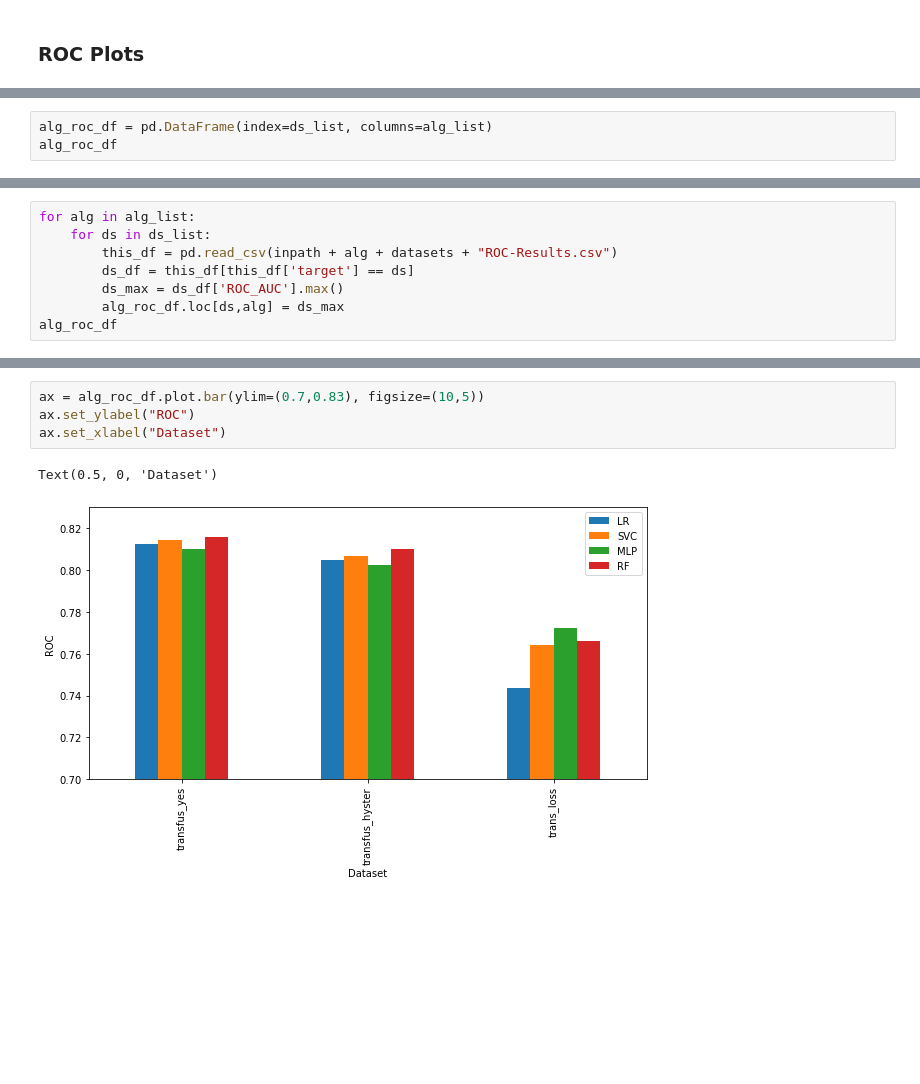
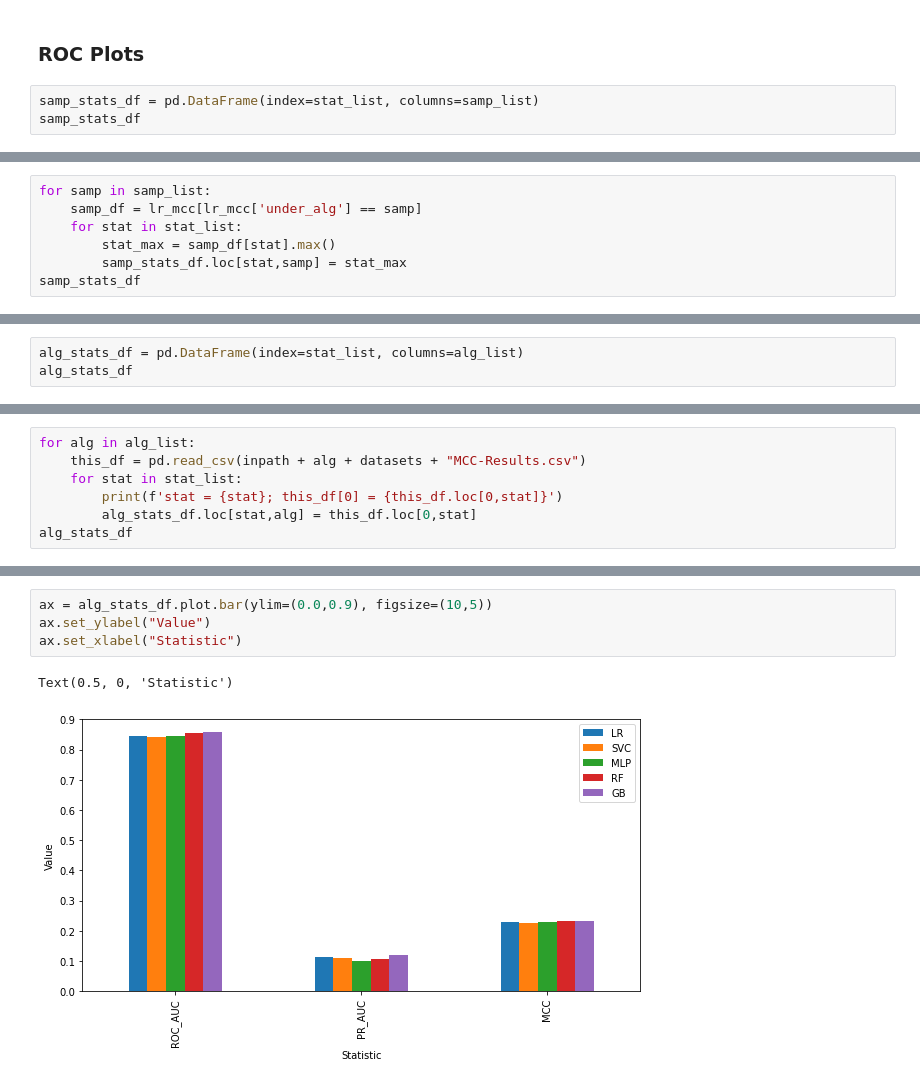
Before and after one commit to lhncbc/MFM_bopf, a Jupyter notebook: src/multi_predict/plot_results.ipynb, the cells around one changed output, grey strips where cells are left out. Drawn from its saved outputs; the diff is of its cells as text; blank space fills up the shorter version.

```diff
--- a/src/multi_predict/plot_results.ipynb
+++ b/src/multi_predict/plot_results.ipynb
@@ -22,2 +42,5 @@ ty_max = ty['ROC_AUC'].max()
 # %% [markdown]
 ### ROC Plots
+# %%
+samp_stats_df = pd.DataFrame(index=stat_list, columns=samp_list)
+samp_stats_df
@@ -23,0 +52,7 @@ ty_max = ty['ROC_AUC'].max()
+# %%
+for samp in samp_list:
+    samp_df = lr_mcc[lr_mcc['under_alg'] == samp]
+    for stat in stat_list:
+        stat_max = samp_df[stat].max()
+        samp_stats_df.loc[stat,samp] = stat_max
+samp_stats_df
@@ -24,4 +80,4 @@ ty_max = ty['ROC_AUC'].max()
 # %%
-alg_roc_df = pd.DataFrame(index=ds_list, columns=alg_list)
-alg_roc_df
+alg_stats_df = pd.DataFrame(index=stat_list, columns=alg_list)
+alg_stats_df
 # %% [output]
@@ -32,9 +88,8 @@ alg_roc_df
 # %%
 for alg in alg_list:
-    for ds in ds_list:
-        this_df = pd.read_csv(inpath + alg + datasets + "ROC-Results.csv")
-        ds_df = this_df[this_df['target'] == ds]
-        ds_max = ds_df['ROC_AUC'].max()
-        alg_roc_df.loc[ds,alg] = ds_max
-alg_roc_df
+    this_df = pd.read_csv(inpath + alg + datasets + "MCC-Results.csv")
+    for stat in stat_list:
+        print(f'stat = {stat}; this_df[0] = {this_df.loc[0,stat]}')
+        alg_stats_df.loc[stat,alg] = this_df.loc[0,stat]
+alg_stats_df
 # %% [output]
@@ -54,10 +115,10 @@ ax.tick_params(axis='x',length=0)
 # %%
-ax = alg_roc_df.plot.bar(ylim=(0.7,0.83), figsize=(10,5))
-ax.set_ylabel("ROC")
-ax.set_xlabel("Dataset")
+ax = alg_stats_df.plot.bar(ylim=(0.0,0.9), figsize=(10,5))
+ax.set_ylabel("Value")
+ax.set_xlabel("Statistic")
 # %% [output]
-Text(0.5, 0, 'Dataset')
+Text(0.5, 0, 'Statistic')
-[figure, old version]
+[figure, new version]
 # %%
 my_df = pd.read_csv(inpath + 'RF' + datasets + "ROC-Results.csv")
 seeds = my_df['seed'].unique()
```
Also changed, not shown: parts of 20 cells of this notebook, 1 other file.
